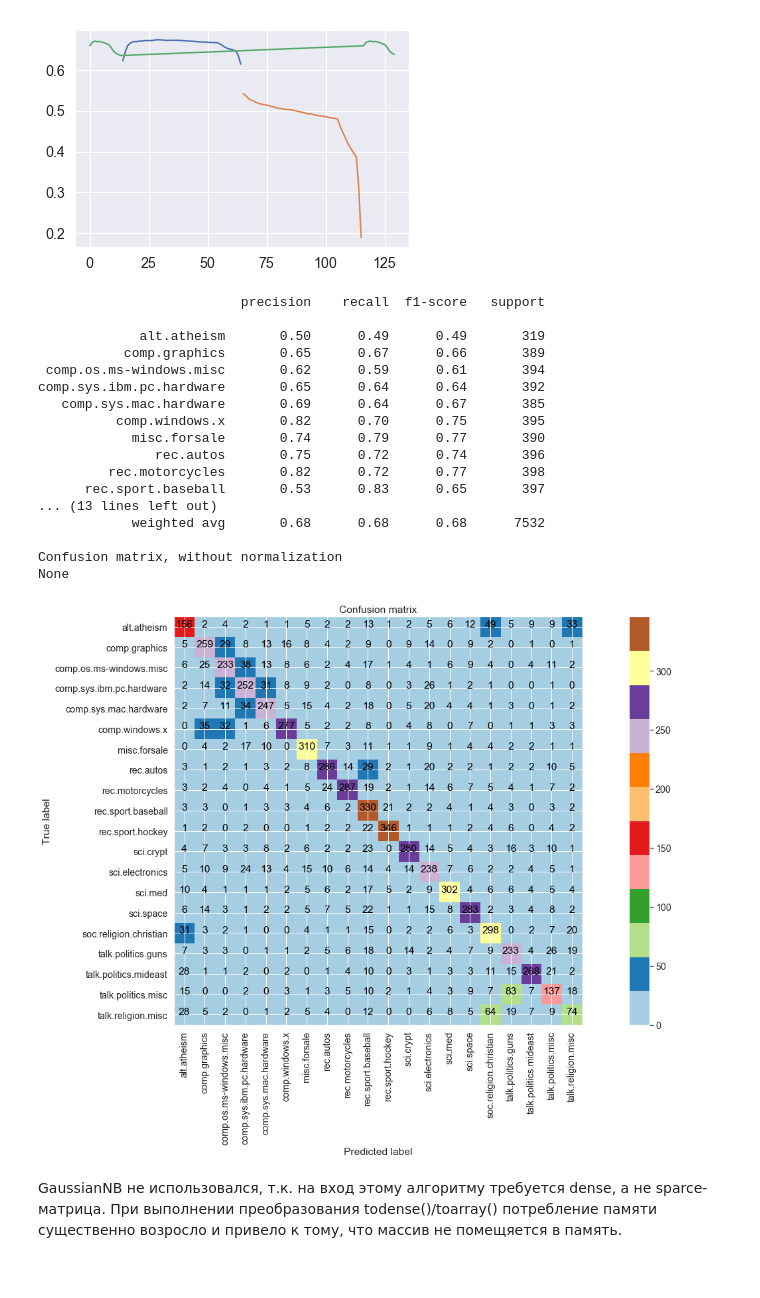
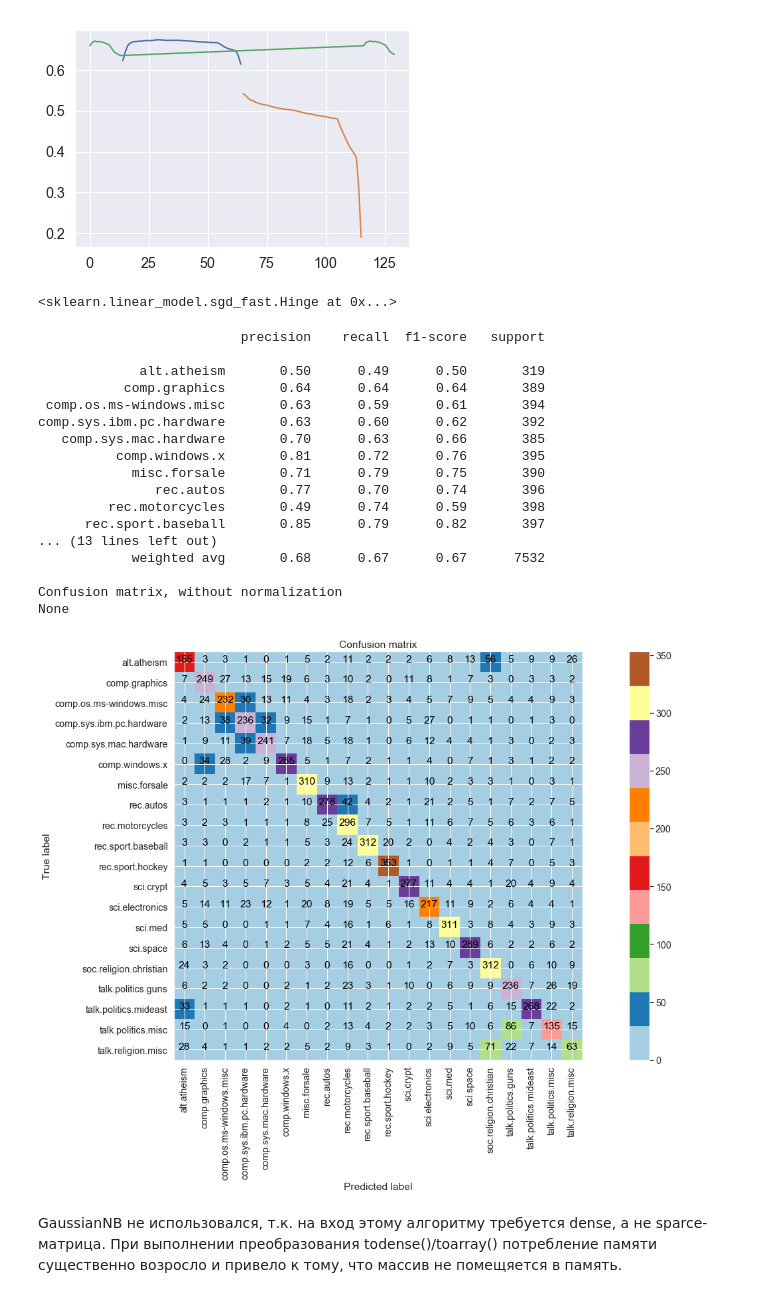
Before and after one commit to Espad/DS_5, a Jupyter notebook: Texts_Classification.ipynb, the cells around one changed output. Saved outputs shown, nothing was run; the diff lists cells and outputs as text; code cells hidden in the pictures.

```diff
--- a/Texts_Classification.ipynb
+++ b/Texts_Classification.ipynb
@@ -649,7 +649,7 @@ C_values = [ 0.05, 0.1, 0.15 ,0.2, 0.4, 0.5,  0.8, 1.0, 2.0, 5.0, 10.0]
 for kern in tqdm(kernels):
     for c in tqdm(C_values):
         f_el = "SVC_" + kern
-        s_el,t_el = classify_and_score(SVC(kernel=kern,gamma='scale',C=c,random_state=seed,class_weight = 'balanced'),
+        s_el,t_el,_ = classify_and_score(SVC(kernel=kern,gamma='scale',C=c,random_state=seed,class_weight = 'balanced'),
                                        vectorised_train_documents, vectorised_test_documents, y_train, y_test)
         f0_el = "C = " + str(c) + " Kernel = " + kern
 
@@ -672,4 +672,13 @@ results_df.to_csv("results_df.csv", sep=';', encoding='utf-8',index = False, hea
 [figure]
 # %%
 #drop svc results
-#results_df = results_df[results_df.Algorithm !='LinearSVC']
+results_df = results_df[results_df.Algorithm !='SGD']
+# %%
+sgd_clf = SGDClassifier(loss = 'modified_huber', penalty = 'elasticnet',
+                        alpha = 0.0001, l1_ratio = 0.15,
+                        max_iter = 1000, tol = 1e-4,
+                        n_jobs = -1, random_state = seed,
+                        learning_rate = 'optimal', #adaptive - no profit
+                        class_weight = 'balanced', shuffle = True,
+                        n_iter_no_change = 100, early_stopping = True
+             )
@@ -676,45 +713,38 @@ results_df.to_csv("results_df.csv", sep=';', encoding='utf-8',index = False, hea
+# %%
+sgd_clf.loss = 'hinge'
+#alpha = 0.0001 l1_ratio = 0.01
+# %%
+sgd_clf
+# %% [output]
+<sklearn.linear_model.sgd_fast.Hinge at 0x...>
 # %%
-sgd_clf = SGDClassifier(loss = 'modified_huber', penalty = 'elasticnet',
-              alpha = 0.0001, l1_ratio = 0.15,
-              max_iter = 50, tol = 1e-4,
-              n_jobs = -1, random_state = seed,
-              learning_rate = 'optimal', #adaptive?
-              class_weight = 'balanced',n_iter_no_change = 10
-             )
-
-
-y,u,clf =  classify_and_score(sgd_clf, vectorised_train_documents,
+_,_,clf =  classify_and_score(sgd_clf, vectorised_train_documents,
                                         vectorised_test_documents, y_train, y_test)
 
 pred_test = clf.predict(vectorised_test_documents)
 print(classification_report(y_test,pred_test,target_names = newsgroups_all.target_names))
 
 cnf_matrix = confusion_matrix(y_test, pred_test)
 print(plot_confusion_matrix(cnf_matrix, classes = newsgroups_all.target_names))
-
-
-
-# compare hinge loss == linear SVM
-# compare other different kernels
 # %% [output]
                           precision    recall  f1-score   support
 
-             alt.atheism       0.50      0.49      0.49       319
-           comp.graphics       0.65      0.67      0.66       389
- comp.os.ms-windows.misc       0.62      0.59      0.61       394
-comp.sys.ibm.pc.hardware       0.65      0.64      0.64       392
-   comp.sys.mac.hardware       0.69      0.64      0.67       385
-          comp.windows.x       0.82      0.70      0.75       395
-            misc.forsale       0.74      0.79      0.77       390
-               rec.autos       0.75      0.72      0.74       396
-         rec.motorcycles       0.82      0.72      0.77       398
-      rec.sport.baseball       0.53      0.83      0.65       397
+             alt.atheism       0.50      0.49      0.50       319
+           comp.graphics       0.64      0.64      0.64       389
+ comp.os.ms-windows.misc       0.63      0.59      0.61       394
+comp.sys.ibm.pc.hardware       0.63      0.60      0.62       392
+   comp.sys.mac.hardware       0.70      0.63      0.66       385
+          comp.windows.x       0.81      0.72      0.76       395
+            misc.forsale       0.71      0.79      0.75       390
+               rec.autos       0.77      0.70      0.74       396
+         rec.motorcycles       0.49      0.74      0.59       398
+      rec.sport.baseball       0.85      0.79      0.82       397
 ... (13 lines left out)
-            weighted avg       0.68      0.68      0.68      7532
+            weighted avg       0.68      0.67      0.67      7532
 
 Confusion matrix, without normalization
 None
-[figure, old version]
+[figure, new version]
 # %% [markdown]
 GaussianNB не использовался, т.к. на вход этому алгоритму требуется dense, а не sparce-матрица.
 При выполнении преобразования todense()/toarray() потребление памяти существенно возросло и привело к тому, что массив не помещяется в память.
```
Also changed, not shown: parts of 2 cells of this notebook.
